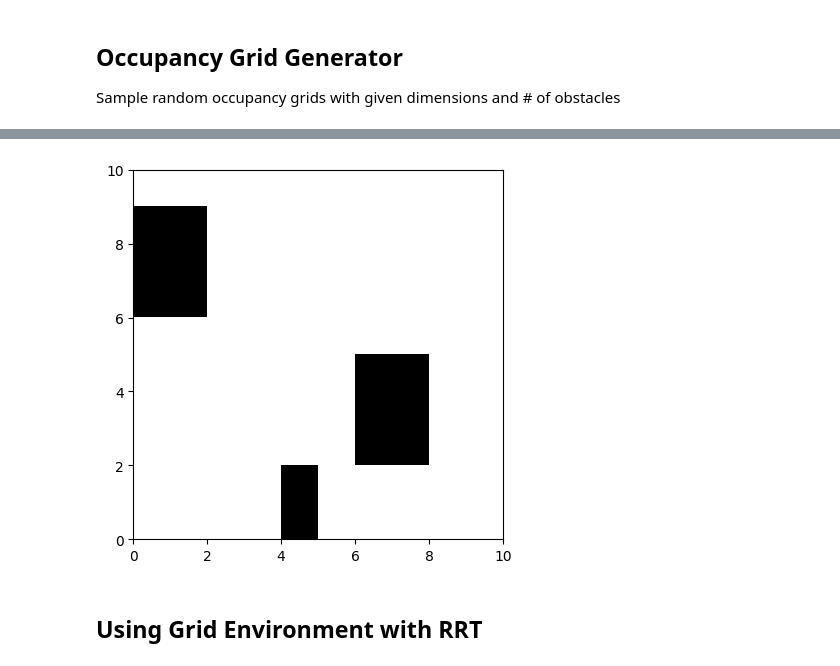
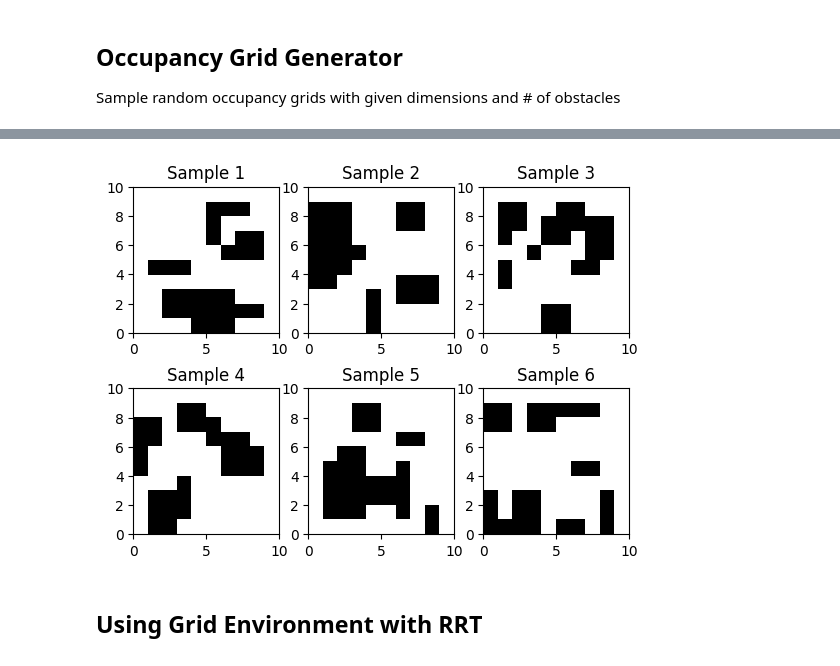
Before and after one commit to MarshallVielmetti/dynamic_mpnet, a Jupyter notebook: code/dynamic_mpnet.ipynb, the cells around one changed output, grey strips where cells are left out. Saved outputs shown, nothing was run; the diff lists cells and outputs as text; code cells hidden in the pictures.

```diff
--- a/code/dynamic_mpnet.ipynb
+++ b/code/dynamic_mpnet.ipynb
@@ -276,9 +276,16 @@ from occupancy_grid_generator import OccupancyGridGenerator
 
 occupancy_grid_generator = OccupancyGridGenerator((10, 10), 10)
 
-sample = occupancy_grid_generator.sample()
+# sample = occupancy_grid_generator.sample()
 
-plt.imshow(sample, cmap='gray', origin='lower')
+# Generate six samples
+for i in range(6):
+    sample = occupancy_grid_generator.sample()
+    plt.subplot(2, 3, i + 1)
+    plt.title(f"Sample {i + 1}")
+    plt.imshow(sample, cmap='', origin='lower')
 
-np.save("maps/occupancy_grid.npy", sample)
+# plt.imshow(sample, cmap='gray', origin='lower')
+
+# np.save("maps/occupancy_grid.npy", sample)
 # %% [output]
@@ -286,11 +293,20 @@ np.save("maps/occupancy_grid.npy", sample)
 # %%
 from grid_environment import GridEnvironment
 
-sampled_grid = np.load("maps/grid_0_10x10_5.npy")
-grid_env = GridEnvironment(sampled_grid)
-grid_env.plot()
+for i in range(6):
+    sampled_grid = occupancy_grid_generator.sample()
+    grid_env = GridEnvironment(sampled_grid)
+    plt.subplot(2, 3, i + 1)
+    plt.title(f"Sample {i + 1}")
+    grid_env.plot(display=False)
+
+plt.show()
+
+# sampled_grid = np.load("maps/grid_0_10x10_5.npy")
+# grid_env = GridEnvironment(sampled_grid)
+# grid_env.plot()
 # %% [output]
-[figure, old version]
+[figure, new version]
 # %% [markdown]
 ## Using Grid Environment with RRT
 # %%
```
Also changed, not shown: parts of 1 cell of this notebook, 2 other files.
